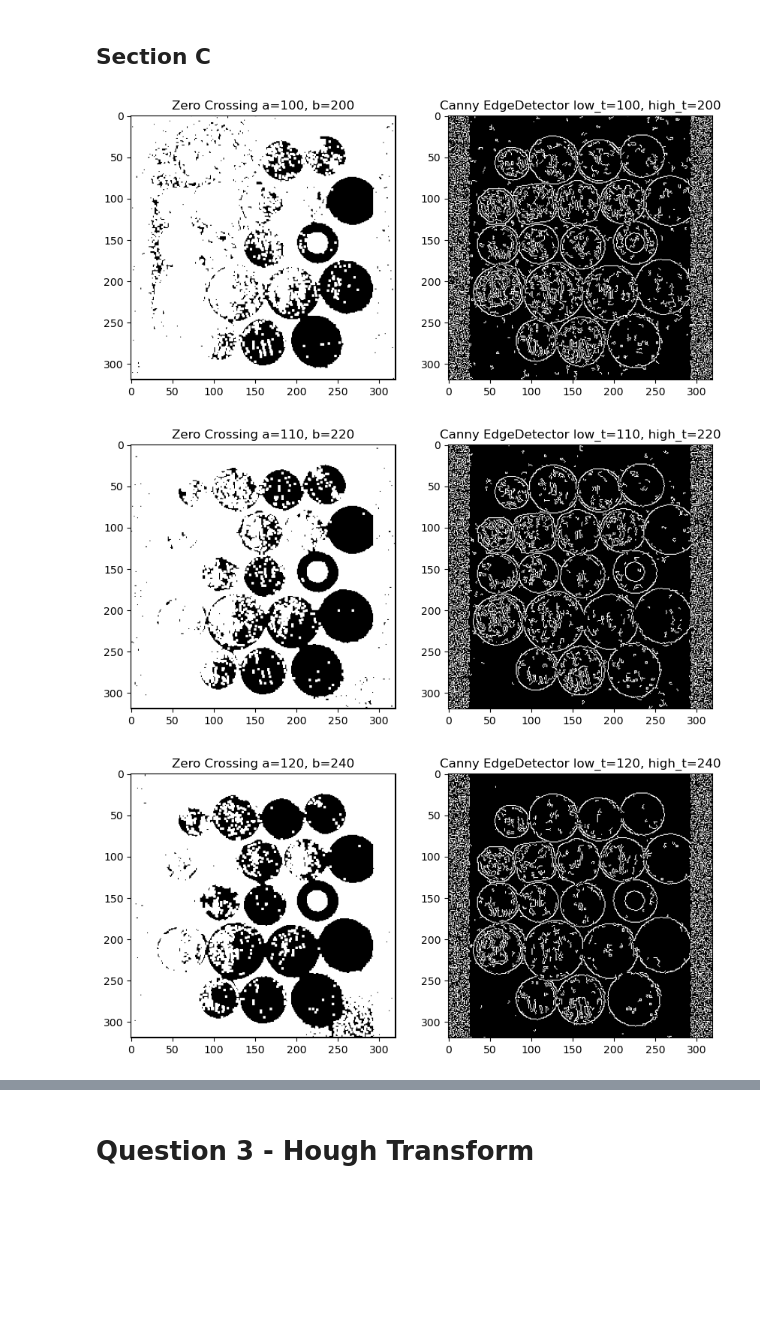
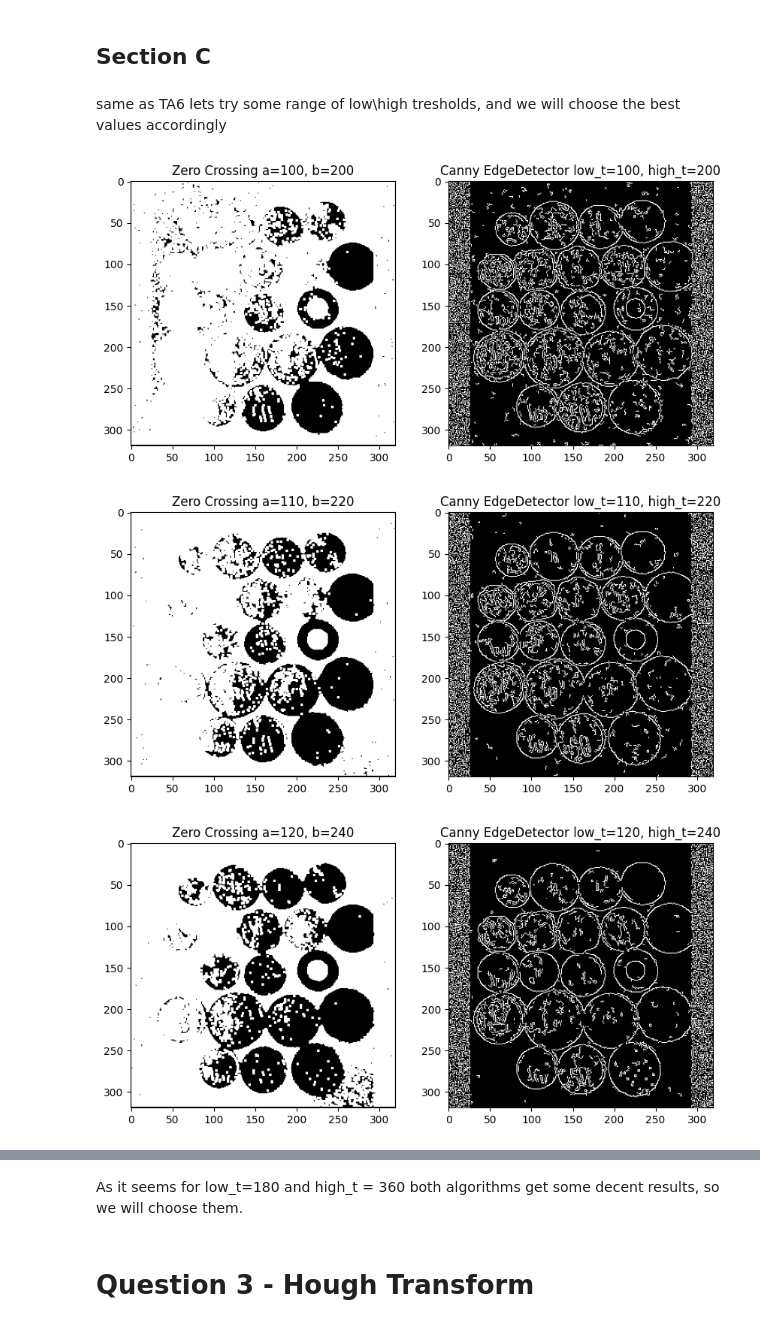
Before and after one commit to brahan-hub/ICBV241_HW2, a Jupyter notebook: ICBV241_HW2.ipynb, the cells around one changed output, grey strips where cells are left out. Drawn from its saved outputs; the diff is of its cells as text; code cells hidden in the pictures; blank space fills up the shorter version.

```diff
--- a/ICBV241_HW2.ipynb
+++ b/ICBV241_HW2.ipynb
@@ -99,10 +89,12 @@ def plot_canny_zc(low_t,high_t):
         ax.imshow(img,
                 cmap='gray')
         ax.set_title(title)
+# %% [markdown]
+same as TA6 lets try some range of low\high tresholds, and we will choose the best values accordingly
 # %%
-for i in range(100,200,10):
+for i in range(100,210,10):
     plot_canny_zc(i,2*i)
 # %% [output]
-[figure, old version]
+[figure, new version]
-[figure, old version]
+[figure, new version]
-[figure, old version]
+[figure, new version]
@@ -116,3 +109,5 @@ for i in range(100,200,10):
+# %% [markdown]
+As it seems for low_t=180 and high_t = 360 both algorithms get some decent results, so we will choose them.
 # %% [markdown]
 # Question 3 - Hough Transform
 # %%
```
Also changed, not shown: parts of 8 cells of this notebook.
